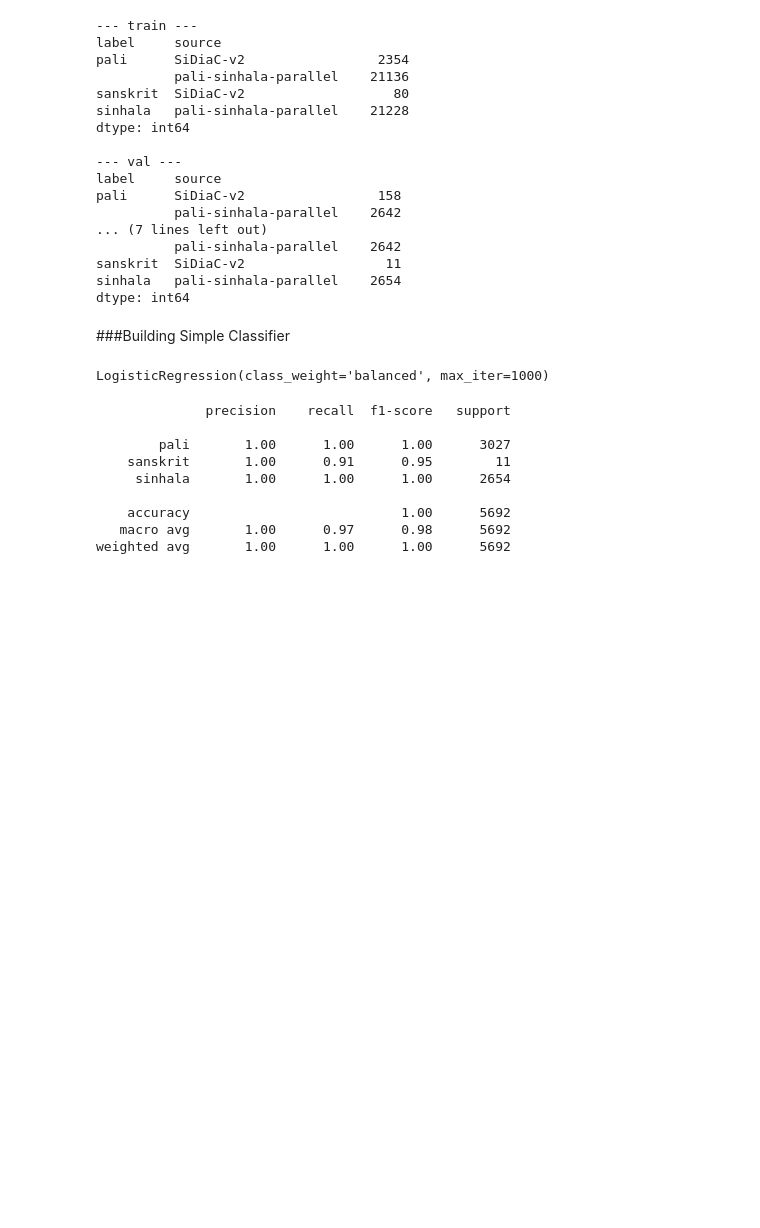
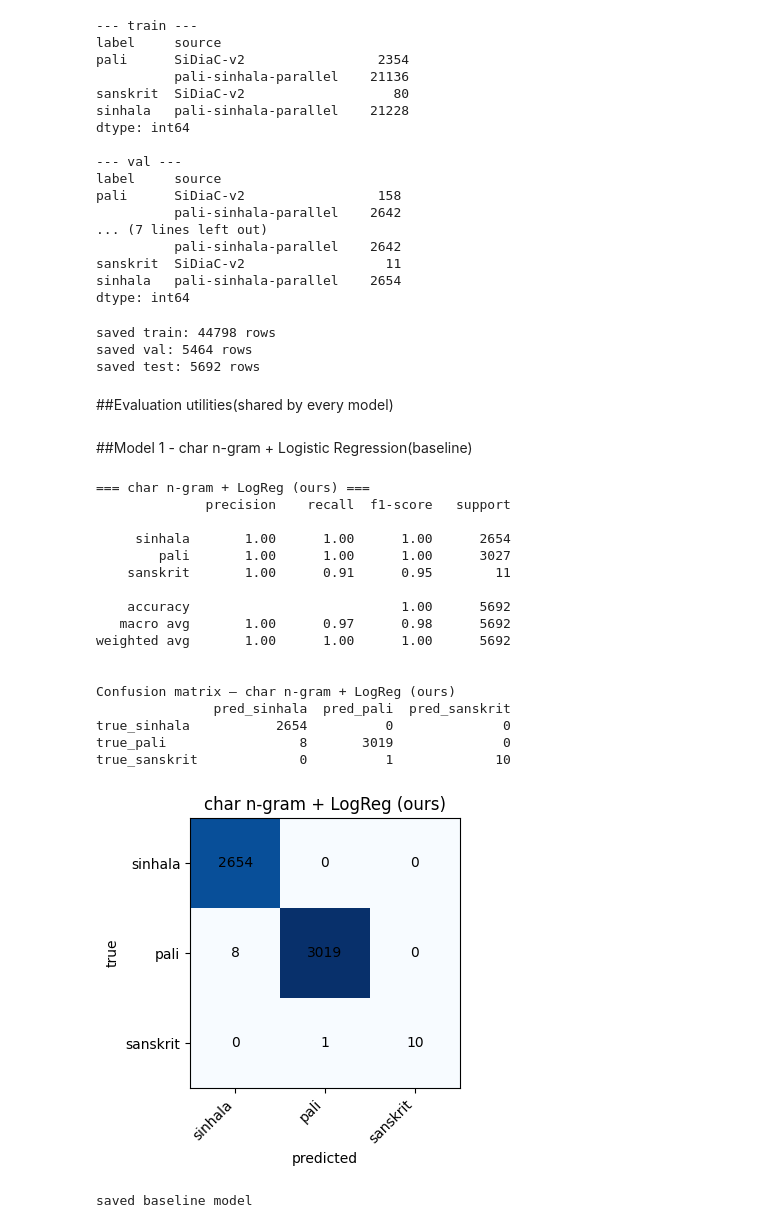
Before and after one commit to nadilHesara/langid_experiments, a Jupyter notebook: LangID.ipynb, the cells around one changed output. Drawn from its saved outputs; the diff is of its cells as text; code cells hidden in the pictures; blank space fills up the shorter version.

Commit message:
refactor the current code and add an exsisting benchmark

```diff
--- a/LangID.ipynb
+++ b/LangID.ipynb
@@ -304,5 +302,18 @@ pali      SiDiaC-v2                 158
 sanskrit  SiDiaC-v2                  11
 sinhala   pali-sinhala-parallel    2654
 dtype: int64
-# %% [markdown]
-###Building Simple Classifier
+# %%
+# Save the exact split so every model trains/tests on identical data (fair benchmark).
+os.makedirs(OUTPUT_DIR, exist_ok=True)
+unified.to_csv(f"{OUTPUT_DIR}/unified.csv", index=False)
+for name, part in splits.items():
+    part.to_csv(f"{OUTPUT_DIR}/{name}.csv", index=False)
+    print(f"saved {name}: {len(part)} rows")
+
+train, val, test = splits["train"], splits["val"], splits["test"]
+# %% [output]
+saved train: 44798 rows
+saved val: 5464 rows
+saved test: 5692 rows
+# %% [markdown]
+##Evaluation utilities(shared by every model)
@@ -309,38 +360,43 @@ dtype: int64
+# %% [markdown]
+##Model 1 - char n-gram + Logistic Regression(baseline)
 # %%
 from sklearn.feature_extraction.text import TfidfVectorizer
 from sklearn.linear_model import LogisticRegression
-from sklearn.metrics import classification_report, confusion_matrix
-import pandas as pd
+import joblib
 
-train = splits["train"]
-val = splits["val"]
-test = splits["test"]
-
-# character n-grams (2-4 chars) — works well for closely related scripts
+# character n-grams (2-4 chars): capture spelling / word-ending patterns that
+# differ between the three languages even though they share the Sinhala script.
 vectorizer = TfidfVectorizer(analyzer="char", ngram_range=(2, 4), max_features=20000)
-
 X_train = vectorizer.fit_transform(train["text"])
-X_val = vectorizer.transform(val["text"])
-X_test = vectorizer.transform(test["text"])
-
-y_train = train["label"]
-y_val = val["label"]
-y_test = test["label"]
+X_test  = vectorizer.transform(test["text"])
 
 clf = LogisticRegression(max_iter=1000, class_weight="balanced")
-clf.fit(X_train, y_train)
+clf.fit(X_train, train["label"])
+
+base_preds = clf.predict(X_test)
+evaluate_model("char n-gram + LogReg (ours)", test["label"], base_preds)
+show_confusion("char n-gram + LogReg (ours)", test["label"], base_preds)
+
+# save for the Streamlit demo later
+joblib.dump({"vectorizer": vectorizer, "clf": clf}, f"{OUTPUT_DIR}/baseline_charngram.joblib")
+print("saved baseline model")
 # %% [output]
-LogisticRegression(class_weight='balanced', max_iter=1000)
+=== char n-gram + LogReg (ours) ===
+              precision    recall  f1-score   support
+
+     sinhala       1.00      1.00      1.00      2654
+        pali       1.00      1.00      1.00      3027
+    sanskrit       1.00      0.91      0.95        11
+
+    accuracy                           1.00      5692
+   macro avg       1.00      0.97      0.98      5692
+weighted avg       1.00      1.00      1.00      5692
+
+
+Confusion matrix — char n-gram + LogReg (ours)
+               pred_sinhala  pred_pali  pred_sanskrit
+true_sinhala           2654          0              0
+true_pali                 8       3019              0
+true_sanskrit             0          1             10
+[figure, added]
+saved baseline model
-# %%
-test_preds = clf.predict(X_test)
-print(classification_report(y_test, test_preds))
-# %% [output]
-              precision    recall  f1-score   support
-
-        pali       1.00      1.00      1.00      3027
-    sanskrit       1.00      0.91      0.95        11
-     sinhala       1.00      1.00      1.00      2654
-
-    accuracy                           1.00      5692
-   macro avg       1.00      0.97      0.98      5692
-weighted avg       1.00      1.00      1.00      5692
```
Also changed, not shown: parts of 32 cells of this notebook.
